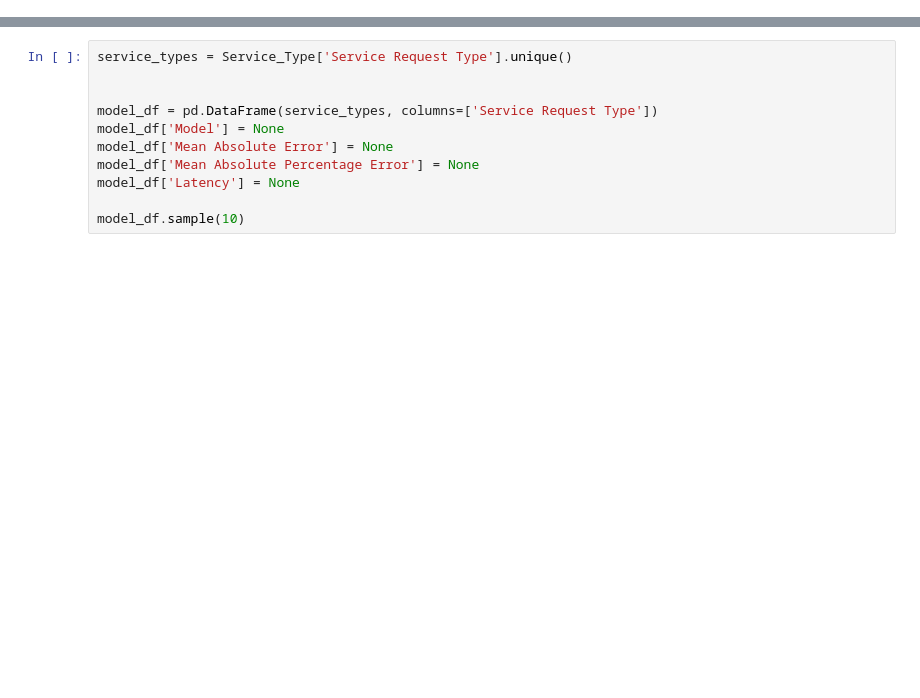
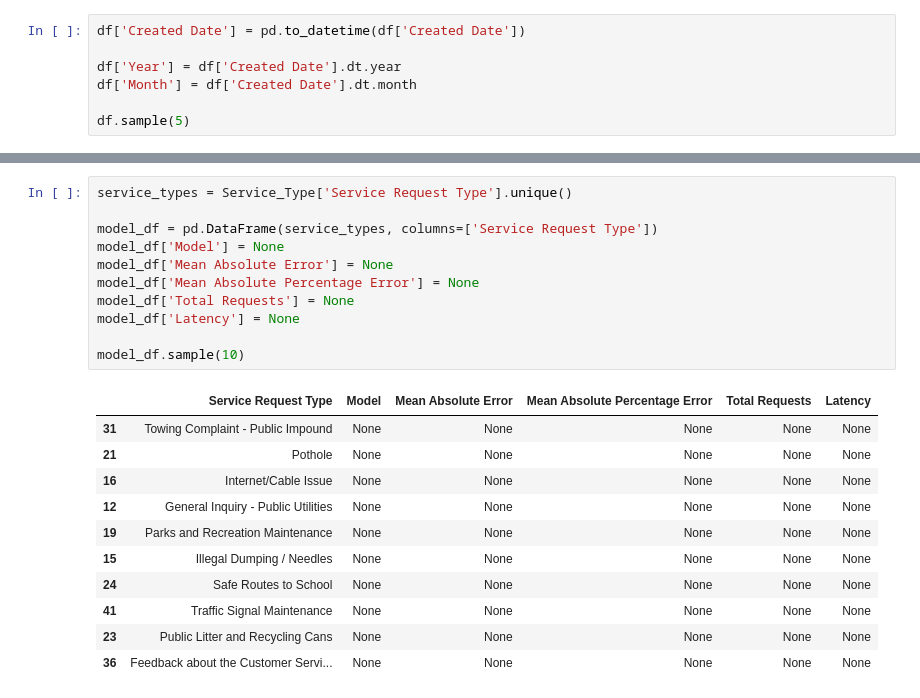
Before and after one commit to JahMeat/Datathon-2025, a Jupyter notebook: ML.ipynb, the cells around one changed output, grey strips where cells are left out. Drawn from its saved outputs; the diff is of its cells as text; blank space fills up the shorter version.

```diff
--- a/ML.ipynb
+++ b/ML.ipynb
@@ -42,0 +98,7 @@ df.isna().sum()
+# %%
+df['Created Date'] = pd.to_datetime(df['Created Date'])
+
+df['Year'] = df['Created Date'].dt.year
+df['Month'] = df['Created Date'].dt.month
+
+df.sample(5)
@@ -94,11 +248,23 @@ safe_routes_df.head()
 # %%
 service_types = Service_Type['Service Request Type'].unique()
-
 
 model_df = pd.DataFrame(service_types, columns=['Service Request Type'])
 model_df['Model'] = None
 model_df['Mean Absolute Error'] = None
 model_df['Mean Absolute Percentage Error'] = None
+model_df['Total Requests'] = None
 model_df['Latency'] = None
 
 model_df.sample(10)
+# %% [output]
+|  | Service Request Type | Model | Mean Absolute Error | Mean Absolute Percentage Error | Total Requests | Latency |
+| 31 | Towing Complaint - Public Impound | None | None | None | None | None |
+| 21 | Pothole | None | None | None | None | None |
+| 16 | Internet/Cable Issue | None | None | None | None | None |
+| 12 | General Inquiry - Public Utilities | None | None | None | None | None |
+| 19 | Parks and Recreation Maintenance | None | None | None | None | None |
+| 15 | Illegal Dumping / Needles | None | None | None | None | None |
+| 24 | Safe Routes to School | None | None | None | None | None |
+| 41 | Traffic Signal Maintenance | None | None | None | None | None |
+| 23 | Public Litter and Recycling Cans | None | None | None | None | None |
+| 36 | Feedback about the Customer Servi... | None | None | None | None | None |
```
Also changed, not shown: parts of 38 cells of this notebook.
